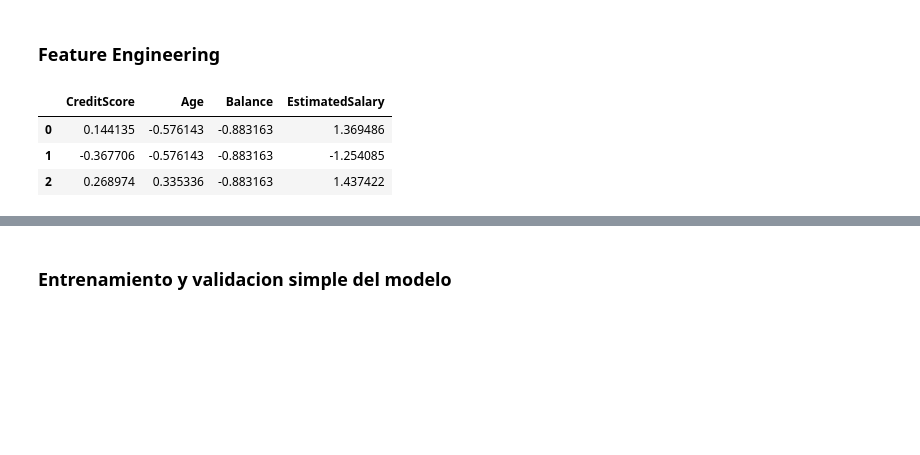
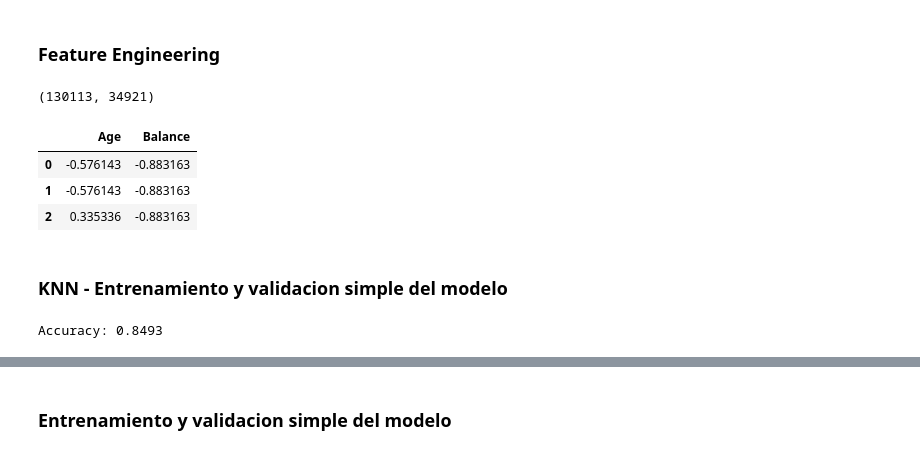
Before and after one commit to arielRas/KaggleCompetition-Coder52295, a Jupyter notebook: Model.ipynb, the cells around one changed output, grey strips where cells are left out. Drawn from its saved outputs; the diff is of its cells as text; code cells hidden in the pictures; blank space fills up the shorter version.

```diff
--- a/Model.ipynb
+++ b/Model.ipynb
@@ -16,23 +17,27 @@ df.head(3)
 ## Modelado
 # %% [markdown]
 ### Feature Engineering
+# %%
+df.loc[df.Exited == 0].shape[0], df.loc[df.Exited == 1].shape[0]
+# %% [output]
+(130113, 34921)
 # %%
 #NORMALIZACION
 from sklearn.preprocessing import StandardScaler
 
 #LISTA DE VARIABLES A NORMALIZAR
-vars = ['CreditScore','Age','Balance','EstimatedSalary']
+vars = ['Age','Balance']#'CreditScore',
 
 #INSTANCIA DEL MODELO Y TRANSOFRMACION
 std_vars = StandardScaler().fit_transform(df[vars])
 
 #SE CREA DATAFRAME COMPLEMETARIO
 std_vars = pd.DataFrame(std_vars, columns=vars)
 std_vars.head(3)
 # %% [output]
-|  | CreditScore | Age | Balance | EstimatedSalary |
-| 0 | 0.144135 | -0.576143 | -0.883163 | 1.369486 |
-| 1 | -0.367706 | -0.576143 | -0.883163 | -1.254085 |
-| 2 | 0.268974 | 0.335336 | -0.883163 | 1.437422 |
+|  | Age | Balance |
+| 0 | -0.576143 | -0.883163 |
+| 1 | -0.576143 | -0.883163 |
+| 2 | 0.335336 | -0.883163 |
 # %%
 #SELECCION DE VARIABLES
@@ -45,0 +57,16 @@ y = df.Exited
+# %% [markdown]
+### KNN - Entrenamiento y validacion simple del modelo
+# %%
+from sklearn.neighbors import KNeighborsClassifier
+
+
+#INSTANCIA Y ENTRENAMIENTO DEL MODELO
+model = KNeighborsClassifier(n_neighbors=35)
+model.fit(X_train, y_train)
+
+#PREDICCION
+y_pred = model.predict(X_test)
+accuracy = accuracy_score(y_true=y_test ,y_pred=y_pred)
+print(f'Accuracy: {accuracy:.4f}')
+# %% [output]
+Accuracy: 0.8493
```
Also changed, not shown: parts of 15 cells of this notebook, 3 other files.
